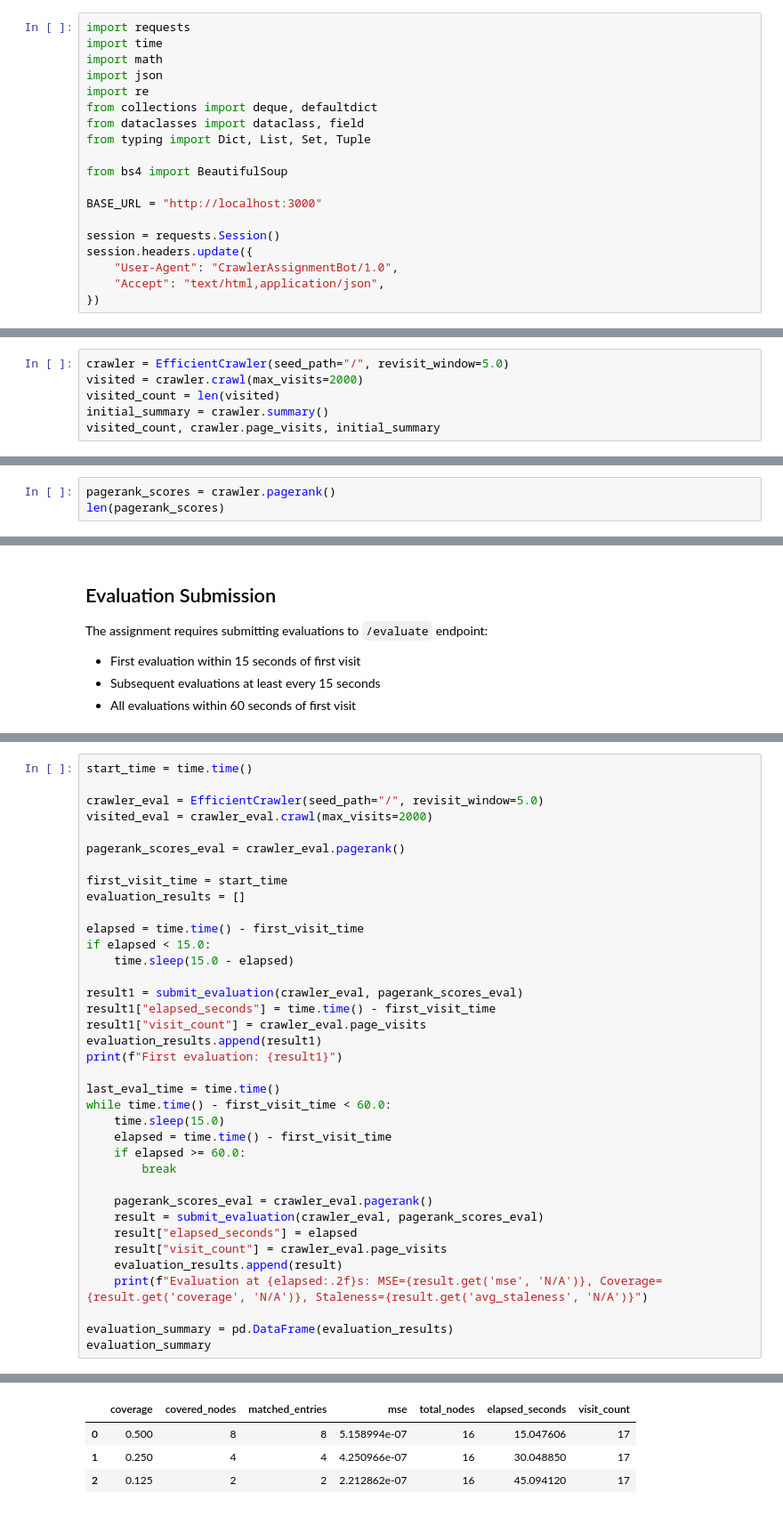
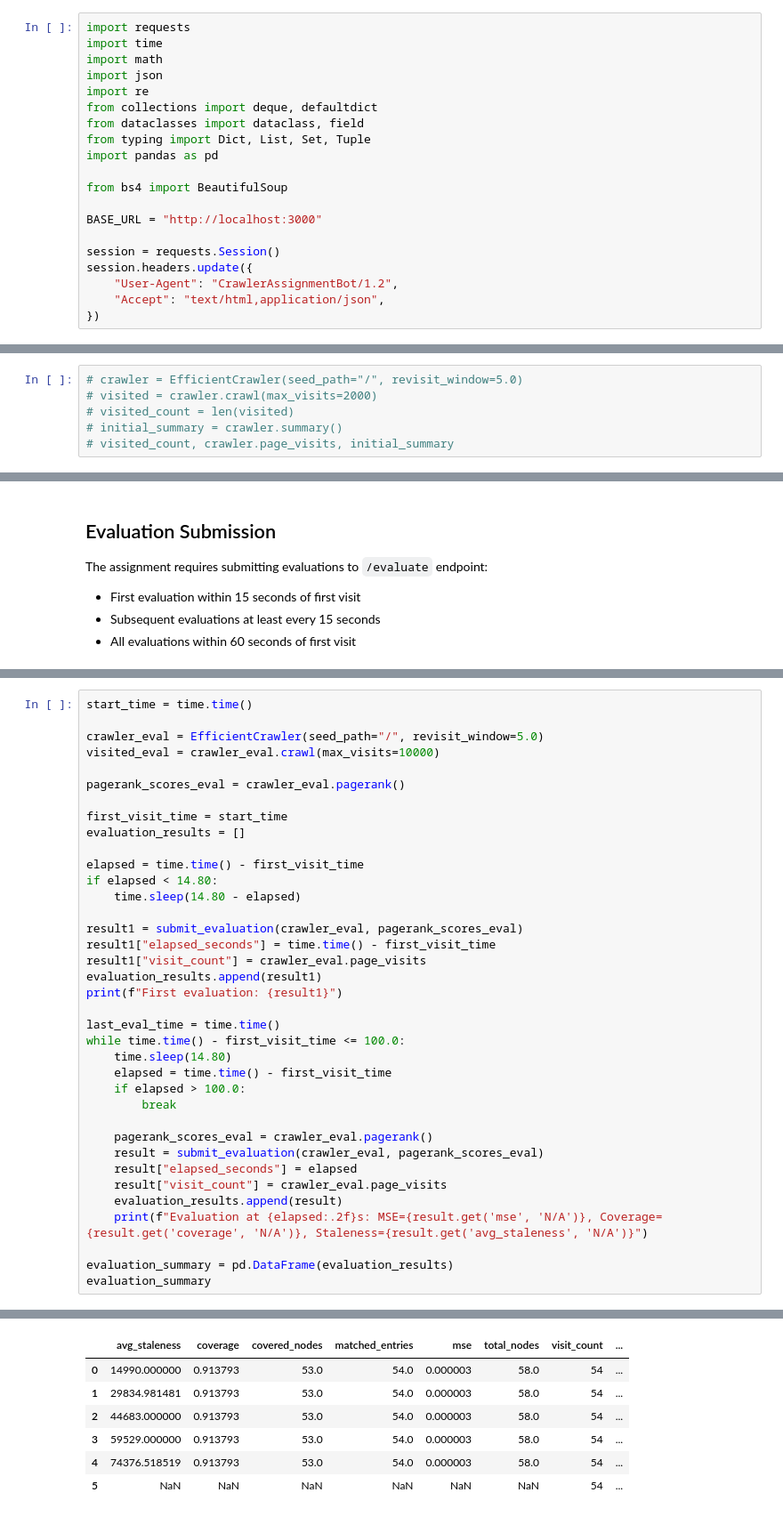
Before and after one commit to Yashpal-0/Deduplication-and-WebCrawling, a Jupyter notebook: crawling_notebook.ipynb, the cells around one changed output, grey strips where cells are left out. Shown at 89% size. Saved outputs shown, nothing was run; the diff lists cells and outputs as text.

```diff
--- a/crawling_notebook.ipynb
+++ b/crawling_notebook.ipynb
@@ -22,6 +22,7 @@ import re
 from collections import deque, defaultdict
 from dataclasses import dataclass, field
 from typing import Dict, List, Set, Tuple
+import pandas as pd
 
 from bs4 import BeautifulSoup
 
@@ -29,7 +30,7 @@ BASE_URL = "http://localhost:3000"
 
 session = requests.Session()
 session.headers.update({
-    "User-Agent": "CrawlerAssignmentBot/1.0",
+    "User-Agent": "CrawlerAssignmentBot/1.2",
     "Accept": "text/html,application/json",
 })
 # %%
@@ -308,6 +360,6 @@ class EfficientCrawler:
 # %%
-crawler = EfficientCrawler(seed_path="/", revisit_window=5.0)
-visited = crawler.crawl(max_visits=2000)
-visited_count = len(visited)
-initial_summary = crawler.summary()
-visited_count, crawler.page_visits, initial_summary
+# crawler = EfficientCrawler(seed_path="/", revisit_window=5.0)
+# visited = crawler.crawl(max_visits=2000)
+# visited_count = len(visited)
+# initial_summary = crawler.summary()
+# visited_count, crawler.page_visits, initial_summary
@@ -321,3 +365,0 @@ visited_count, crawler.page_visits, initial_summary
-# %%
-pagerank_scores = crawler.pagerank()
-len(pagerank_scores)
@@ -443,7 +504,7 @@ Evaluation submission function ready. Use run_evaluation_cycle() to submit evalu
 start_time = time.time()
 
 crawler_eval = EfficientCrawler(seed_path="/", revisit_window=5.0)
-visited_eval = crawler_eval.crawl(max_visits=2000)
+visited_eval = crawler_eval.crawl(max_visits=10000)
 
 pagerank_scores_eval = crawler_eval.pagerank()
 
@@ -451,8 +512,8 @@ first_visit_time = start_time
 evaluation_results = []
 
 elapsed = time.time() - first_visit_time
-if elapsed < 15.0:
-    time.sleep(15.0 - elapsed)
+if elapsed < 14.80:
+    time.sleep(14.80 - elapsed)
 
 result1 = submit_evaluation(crawler_eval, pagerank_scores_eval)
 result1["elapsed_seconds"] = time.time() - first_visit_time
@@ -461,10 +522,10 @@ evaluation_results.append(result1)
 print(f"First evaluation: {result1}")
 
 last_eval_time = time.time()
-while time.time() - first_visit_time < 60.0:
-    time.sleep(15.0)
+while time.time() - first_visit_time <= 100.0:
+    time.sleep(14.80)
     elapsed = time.time() - first_visit_time
-    if elapsed >= 60.0:
+    if elapsed > 100.0:
         break
 
     pagerank_scores_eval = crawler_eval.pagerank()
@@ -483,7 +547,10 @@ Evaluation at 45.09s: MSE=2.2128615632037359e-07, Coverage=0.125, Staleness=N/A
-|  | coverage | covered_nodes | matched_entries | mse | total_nodes | elapsed_seconds | visit_count |
-| 0 | 0.500 | 8 | 8 | 5.158994e-07 | 16 | 15.047606 | 17 |
-| 1 | 0.250 | 4 | 4 | 4.250966e-07 | 16 | 30.048850 | 17 |
-| 2 | 0.125 | 2 | 2 | 2.212862e-07 | 16 | 45.094120 | 17 |
+|  | avg_staleness | coverage | covered_nodes | matched_entries | mse | total_nodes | visit_count | ... |
+| 0 | 14990.000000 | 0.913793 | 53.0 | 54.0 | 0.000003 | 58.0 | 54 | ... |
+| 1 | 29834.981481 | 0.913793 | 53.0 | 54.0 | 0.000003 | 58.0 | 54 | ... |
+| 2 | 44683.000000 | 0.913793 | 53.0 | 54.0 | 0.000003 | 58.0 | 54 | ... |
+| 3 | 59529.000000 | 0.913793 | 53.0 | 54.0 | 0.000003 | 58.0 | 54 | ... |
+| 4 | 74376.518519 | 0.913793 | 53.0 | 54.0 | 0.000003 | 58.0 | 54 | ... |
+| 5 | NaN | NaN | NaN | NaN | NaN | NaN | 54 | ... |
 # %%
 monitor_log = []
 for cycle in range(3):
```
Also changed, not shown: parts of 19 cells of this notebook, 8 other files.
